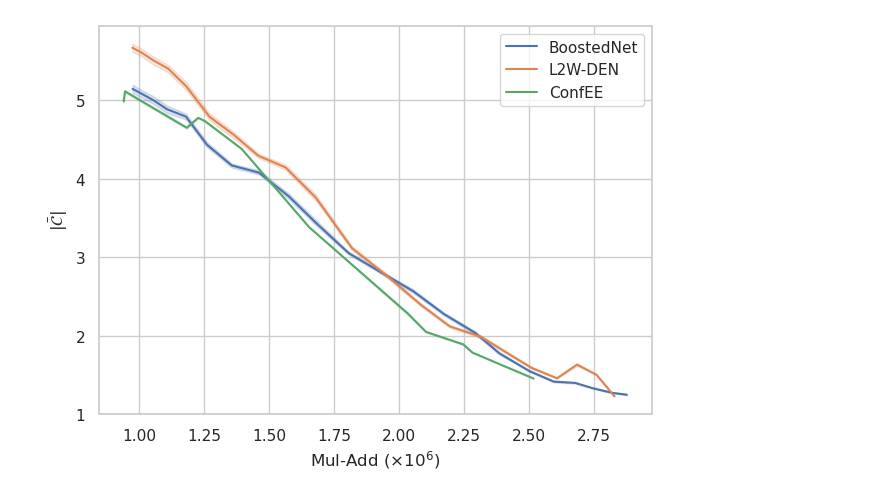
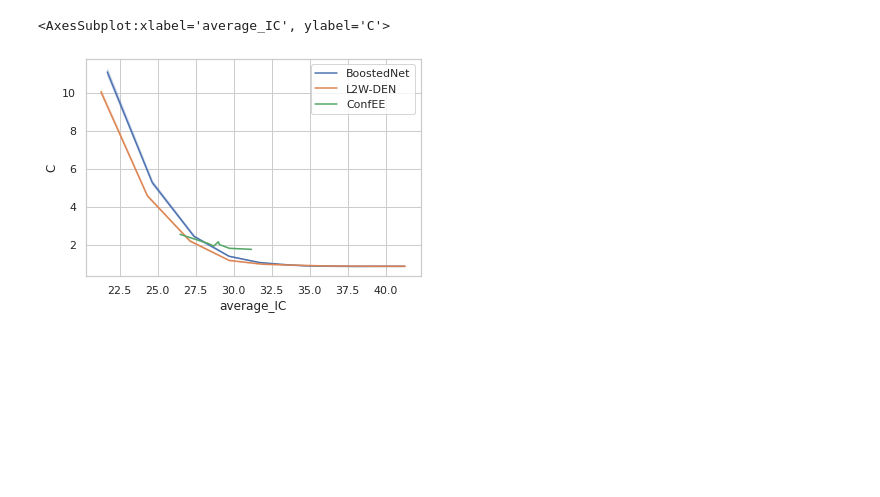
Before and after one commit to networkslab/dynn, a Jupyter notebook: src/notebooks/confidence_intervals_ce_ic.ipynb, the cells around one changed output. Cells and saved outputs as stored; diff of their text form; code cells hidden in the pictures; blank space fills up the shorter version.

```diff
--- a/src/notebooks/confidence_intervals_ce_ic.ipynb
+++ b/src/notebooks/confidence_intervals_ce_ic.ipynb
@@ -39,8 +44,8 @@ elif dataset == 'svhn':
 # %%
-with open(dataset+'_'+model+'/'+dataset+'_boosted_results.pk', 'rb') as file:
+with open(dataset+'_'+model+'/'+long_name+'_boosted_'+dataset+'_results.pk', 'rb') as file:
         list_dict_boosted = pk.load(file)
 
-with open(dataset+'_'+model+'/'+dataset+'_weighted_results.pk', 'rb') as file:
+with open(dataset+'_'+model+'/'+long_name+'_weighted_'+dataset+'_results.pk', 'rb') as file:
         list_dict_weighted = pk.load(file)
 # %%
 path = dataset+'_'+model+'/'
@@ -148,19 +180,24 @@ our_df = pd.DataFrame()
 for metrics in list_dicts_ours:
 
     metrics_we_care_about = extract_metrics_we_want(metrics, keys_we_want)
+
     metrics_we_care_about['average_IC'] = np.mean(metrics_we_care_about['test/total_cost'])
     metrics_we_care_about['average_ACC'] = np.mean(metrics_we_care_about['test/gated_acc'])
 
     for cov_key in cov_keys:
+
         metrics_we_care_about['average'+cov_key] = np.mean(metrics_we_care_about[cov_key])
-        metrics_we_care_about['alpha'+cov_key] = float(cov_key.split('_')[-1])
+
+        metrics_we_care_about['alpha'+cov_key] = alpha
     for C_key in C_keys:
         metrics_we_care_about['average'+C_key] = np.mean(metrics_we_care_about[C_key])
-
+        print(np.mean(metrics_we_care_about[C_key]))
     alpha_max = find_highest_cov(metrics_we_care_about, cov_keys, requested_alpha)
 
+
     if alpha_max >0 :
-        C_key = 'test/C_'+str(alpha_max)
+        C_key = type_of_conf+'C_'+str(alpha_max)
+
         metrics_we_care_about['C'] = metrics_we_care_about[C_key]
         metrics_we_care_about['emp_alpha'] = alpha_max
 
@@ -195,11 +250,11 @@ def collect_baseline_data(list_dict_baseline, points):
             metrics['alpha'+cov_key] = float(cov_key.split('_')[-1])
         for C_key in C_keys_baseline:
             metrics['average'+C_key] = np.mean(metrics[C_key])
-
+            print(np.mean(metrics_we_care_about[C_key]))
         alpha_max = find_highest_cov(metrics, cov_keys_baseline, requested_alpha)
 
         if alpha_max >0 :
-            C_key = 'C_'+str(alpha_max)
+            C_key = type_of_conf+'C_'+str(alpha_max)
             metrics['C'] = metrics[C_key]
             metrics['emp_alpha'] = alpha_max
         df = pd.DataFrame(data=metrics)
@@ -220,9 +293,9 @@ weighted_point_acc  = np.mean(weighted_points[0]['ACC'])
 weighted_point2_ic  = np.mean(weighted_points[1]['EXPECTED_FLOPS'])
 weighted_point2_acc  = np.mean(weighted_points[1]['ACC'])
 # %%
-filtered_boosted_df = boosted_df[boosted_df['average_ACC'].between(end_acc*0.4, end_acc)]
-filtered_our_df = our_df[our_df['average_ACC'].between(end_acc*0.4, end_acc)]
-filtered_weighted_df = weighted_df[weighted_df['average_ACC'].between(end_acc*0.4, end_acc)]
+filtered_boosted_df = boosted_df[boosted_df['average_ACC'].between(end_acc*0.7, end_acc)]
+filtered_our_df = our_df[our_df['average_ACC'].between(end_acc*0.7, end_acc)]
+filtered_weighted_df = weighted_df[weighted_df['average_ACC'].between(end_acc*0.7, end_acc)]
 # %%
 sns.set(font_scale=1.3)
 sns.set_theme(style="whitegrid")
@@ -260,14 +333,21 @@ plt.savefig('perf_ece_'+dataset+'.pdf')
 # %%
-sns.set(font_scale=1.5)  # crazy big
-sns.set_theme(style="whitegrid")
+# sns.set(font_scale=1.5)  # crazy big
+# sns.set_theme(style="whitegrid")
+
 sns.lineplot(data=filtered_boosted_df, x="average_IC", y="C", label=boo_name)
 sns.lineplot(data=filtered_weighted_df, x="average_IC", y="C", label=w_name)
 sns.lineplot(data=filtered_our_df, x="average_IC", y="C", label=our_name)
 
-plt.xlabel(r'Mul-Add ($\times 10^6$)')
-plt.ylabel(r'$|\mathcal{\bar{C}}|$')
-plt.tight_layout()
-plt.savefig('inef_IC_'+dataset+'.pdf')
+# sns.scatterplot(data=filtered_boosted_df, x="average_IC", y="C", label=boo_name)
+# sns.scatterplot(data=filtered_weighted_df, x="average_IC", y="C", label=w_name)
+# sns.scatterplot(data=filtered_our_df, x="average_IC", y="C", label=our_name)
+
+
+# plt.xlabel(r'Mul-Add ($\times 10^6$)')
+# plt.ylabel(r'$|\mathcal{\bar{C}}|$')
+# plt.tight_layout()
+# plt.savefig('inef_IC_'+dataset+'.pdf')
 # %% [output]
+<AxesSubplot:xlabel='average_IC', ylabel='C'>
-[figure, old version]
+[figure, new version]
 # %%
```
Also changed, not shown: parts of 12 cells of this notebook, 2 other files.
